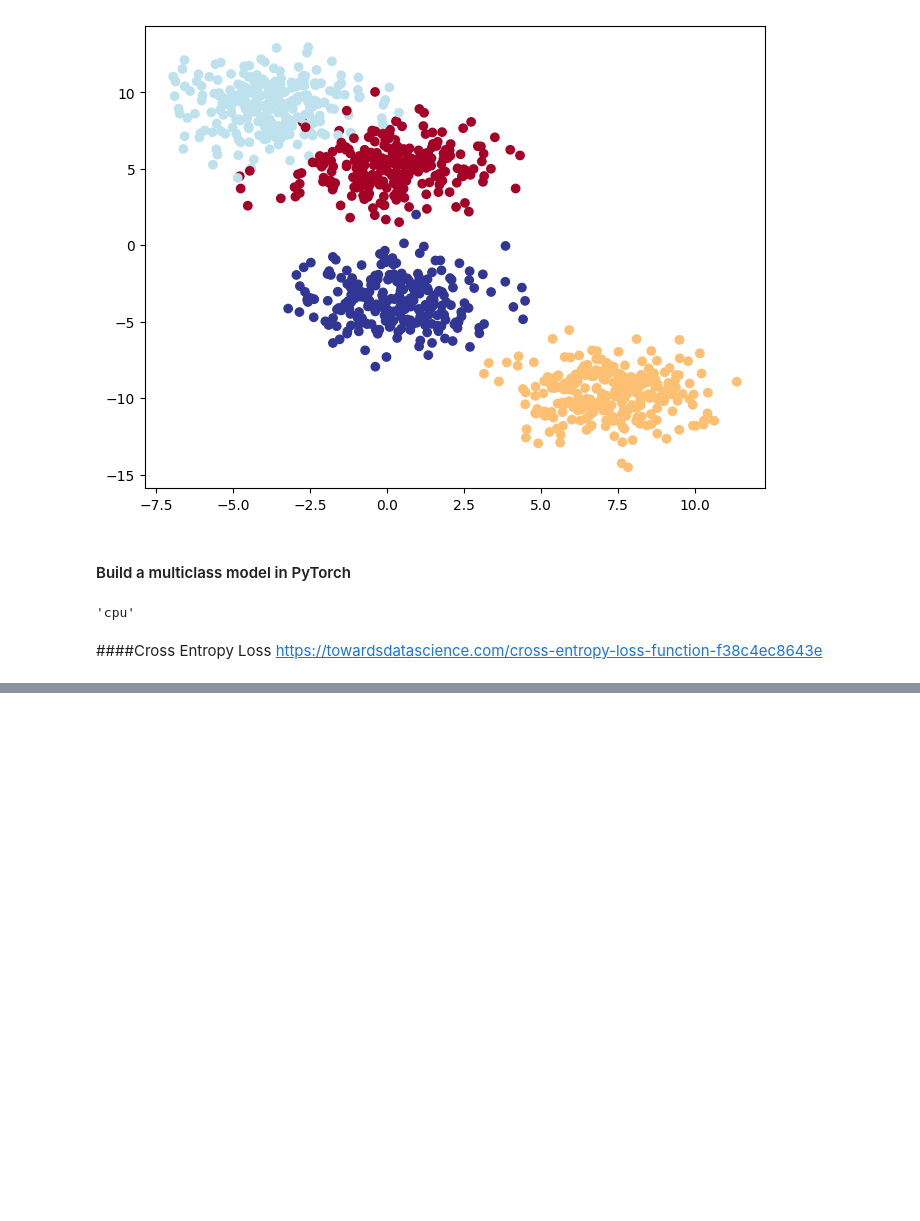
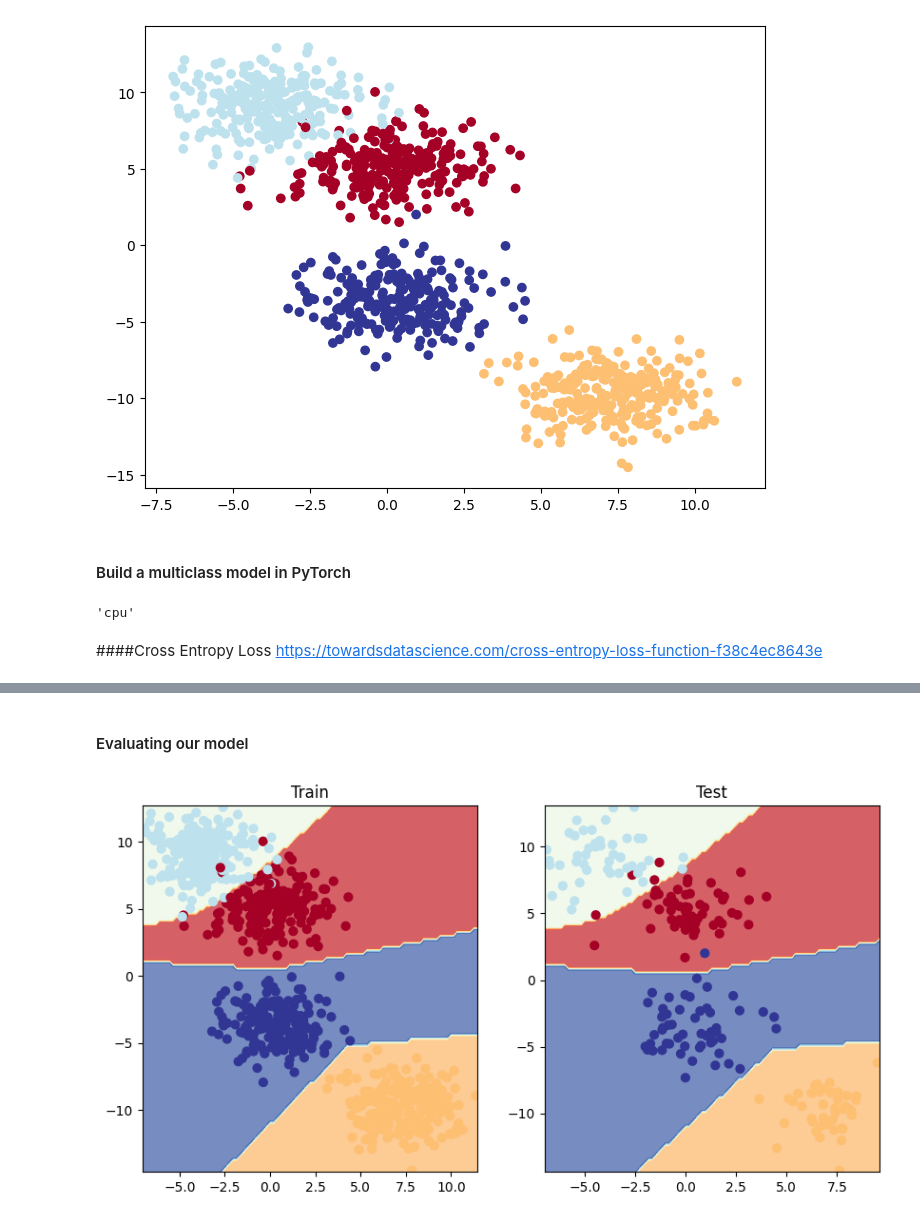
Before and after one commit to nachozobian/neural-network-pytorch-class, a Jupyter notebook: nn_classification_pytorch.ipynb, the cells around one changed output, grey strips where cells are left out. Saved outputs shown, nothing was run; the diff lists cells and outputs as text; code cells hidden in the pictures; blank space fills up the shorter version.

```diff
--- a/nn_classification_pytorch.ipynb
+++ b/nn_classification_pytorch.ipynb
@@ -642,7 +642,7 @@ X_blob, y_blob = make_blobs(n_samples = 1000,
                             random_state = RANDOM_SEED)
 
 X_blob = torch.from_numpy(X_blob).type(torch.float)
-y_blob = torch.from_numpy(y_blob).type(torch.float)
+y_blob = torch.from_numpy(y_blob).type(torch.LongTensor)
 
 X_blob_train, X_blob_test, y_blob_train, y_blob_test = train_test_split(X_blob,
                                                                         y_blob,
@@ -684,6 +684,6 @@ MultiClassModel = BlobModel(input_features = 2,
 https://towardsdatascience.com/cross-entropy-loss-function-f38c4ec8643e
 # %%
 ### loss function and optimizer
-loss_fn = nn.CrossEntropyLoss
+loss_fn = nn.CrossEntropyLoss()
 optimizer = torch.optim.SGD(params=MultiClassModel.parameters(),
-                            lr = 0.1)
+                            lr = 0.01)
@@ -689,0 +694,6 @@ optimizer = torch.optim.SGD(params=MultiClassModel.parameters(),
+# %%
+MultiClassModel.eval()
+with torch.inference_mode():
+  y_logits = MultiClassModel(X_blob_test.to(device))
+
+y_logits[:10]
@@ -689,0 +764,17 @@ optimizer = torch.optim.SGD(params=MultiClassModel.parameters(),
+# %% [markdown]
+#### Evaluating our model
+# %%
+#Make predicitons
+MultiClassModel.eval()
+with torch.inference_mode():
+  y_logits = MultiClassModel(X_blob_test)
+  y_pred_probs = torch.softmax(y_logits, dim=1).argmax(dim=1)
+  plt.figure(figsize=(10,5))
+  plt.subplot(1,2,1)
+  plt.title("Train")
+  plot_decision_boundary(MultiClassModel, X_blob_train, y_blob_train)
+  plt.subplot(1,2,2)
+  plt.title("Test")
+  plot_decision_boundary(MultiClassModel, X_blob_test, y_blob_test)
+# %% [output]
+[figure, added]
```
Also changed, not shown: parts of 12 cells of this notebook.
